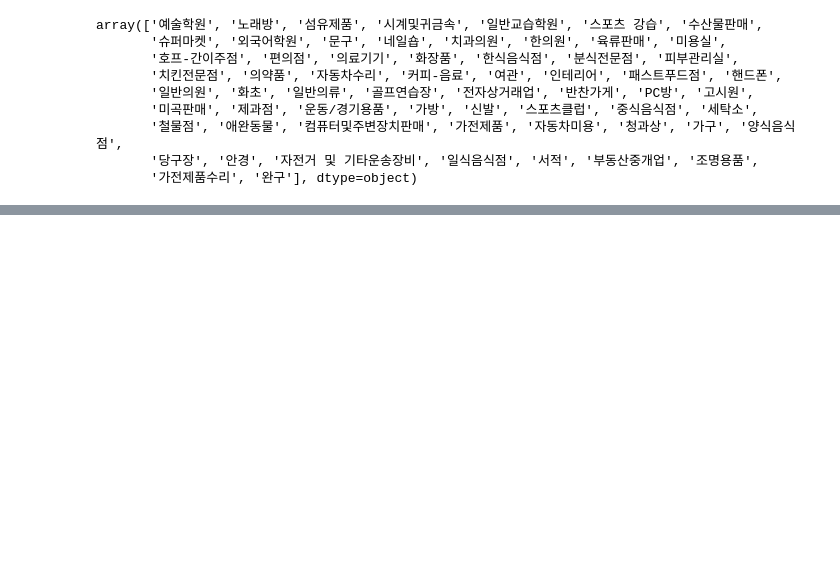
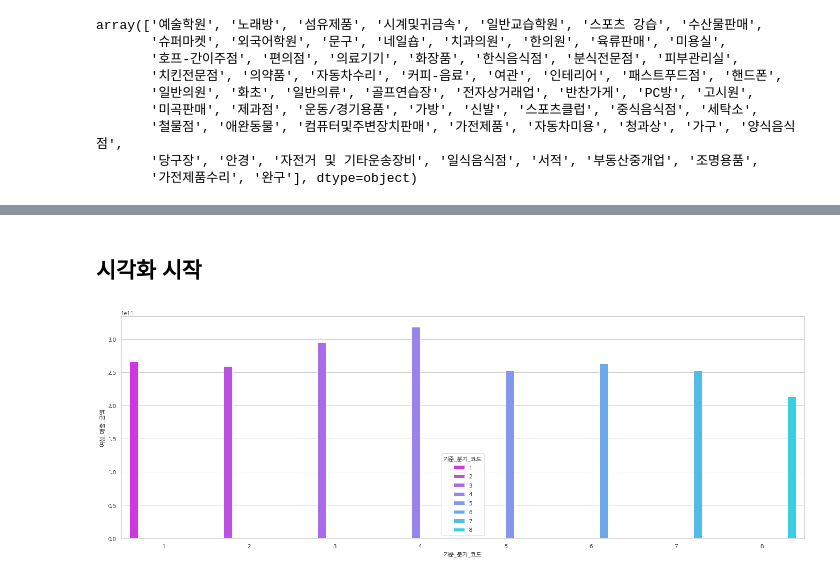
Before and after one commit to cabbi120101/TIL, a Jupyter notebook: ML/2차프로젝트/매출추정하기_1.ipynb, the cells around one changed output, grey strips where cells are left out. Drawn from its saved outputs; the diff is of its cells as text; code cells hidden in the pictures; blank space fills up the shorter version.

```diff
--- a/ML/2차프로젝트/매출추정하기_1.ipynb
+++ b/ML/2차프로젝트/매출추정하기_1.ipynb
@@ -69,0 +95,5 @@ train_2020_1.head()
+# %%
+df_all = pd.concat([df_2019, df_2020], axis=0)
+df_all.info()
+df_all.sort_values(by=['기준_분기_코드'], inplace=True)
+df_all.head()
@@ -122,0 +192,3 @@ train_cof.head()
+# %%
+df_all_cof = df_all[df_all['서비스_업종_코드_명'] == '커피-음료']
+df_all_cof.head()
@@ -122,0 +204,2 @@ train_cof.head()
+# %%
+pay_M_F = df_all_cof.groupby(["기준_년_코드", "기준_분기_코드", "서비스_업종_코드_명"])[["남성_매출_금액", "여성_매출_금액", "남성_매출_건수", "여성_매출_건수"]].sum()
@@ -122,0 +218,3 @@ train_cof.head()
+# %%
+pay_M_F = pd.DataFrame(pay_M_F).reset_index()
+pay_M_F.head()
@@ -122,0 +242,2 @@ train_cof.head()
+# %% [markdown]
+## 시각화 시작
@@ -122,0 +251,21 @@ train_cof.head()
+# %%
+sns.set(font="NanumBarunGothic",
+        # rc={"axes.unicode_minus":False},
+        style='whitegrid')
+plt.figure(figsize=(24,8))
+sns.barplot(
+    x='기준_분기_코드',
+    y='여성_매출_금액',
+    hue='기준_분기_코드',
+    data=pay_M_F,
+    ci=None,
+    palette = 'cool_r'
+
+)
+
+
+#그래프 저장
+# plt.savefig('',dpi=100)
+plt.show()
+# %% [output]
+[figure, added]
```
Also changed, not shown: parts of 24 cells of this notebook.
